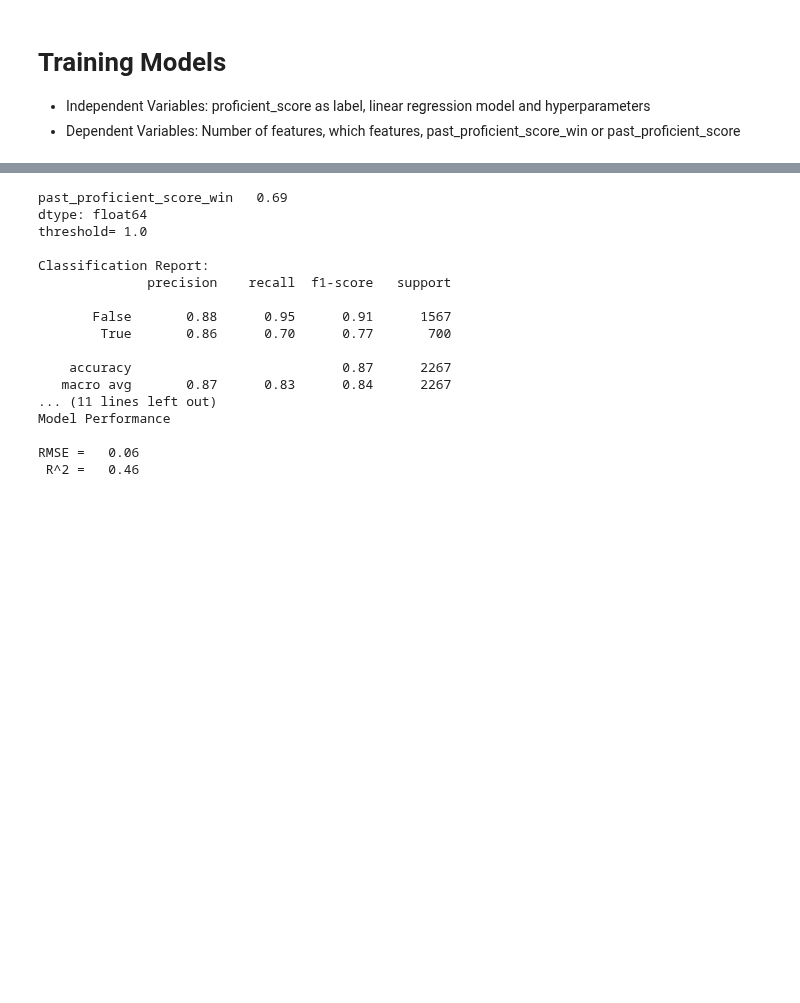
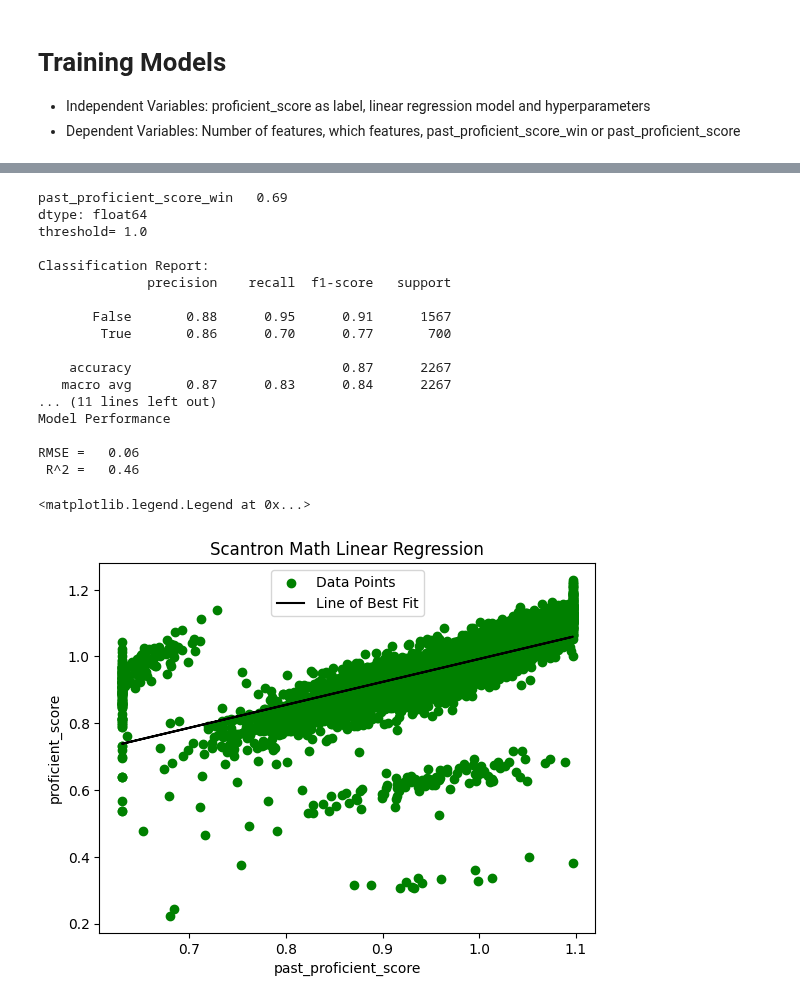
Before and after one commit to level-data-1a/predicting-proficiency, a Jupyter notebook: LinearRegression/scantronMath.ipynb, the cells around one changed output, grey strips where cells are left out. Cells and saved outputs as stored; diff of their text form; code cells hidden in the pictures; blank space fills up the shorter version.

```diff
--- a/LinearRegression/scantronMath.ipynb
+++ b/LinearRegression/scantronMath.ipynb
@@ -235,30 +261,46 @@ print(confusion_matrix(y_test_bool, y_pred_bool))
 feature_importance = pd.DataFrame({'feature': X.columns, 'importance': np.abs(model.coef_)})
 feature_importance = feature_importance.sort_values('importance', ascending=False)
 print("\nTop 10 Most Important Features:")
 print(feature_importance.head(10))
 
 
 # The mean squared error
 print('\nModel Performance\n\nRMSE =   %.2f'
       % np.sqrt(mean_squared_error(y_test, prediction)))
 # The coefficient of determination: 1 is perfect prediction
 print(' R^2 =   %.2f'
       % r2_score(y_test, prediction))
+
+
+
+#Plotting the data points and the line of best fit
+plt.scatter(X_train, y_train, color='green', label='Data Points')  # Plot the data points
+plt.plot(X_test, prediction, color='black', label='Line of Best Fit')  # Plot the line of best fit
+
+# Adding labels and title
+plt.xlabel('past_proficient_score')
+plt.ylabel('proficient_score')
+plt.title('Scantron Math Linear Regression')
+
+# Show legend
+plt.legend()
 # %% [output]
 past_proficient_score_win   0.69
 dtype: float64
 threshold= 1.0
 
 Classification Report:
               precision    recall  f1-score   support
 
        False       0.88      0.95      0.91      1567
         True       0.86      0.70      0.77       700
 
     accuracy                           0.87      2267
    macro avg       0.87      0.83      0.84      2267
 ... (11 lines left out)
 Model Performance
 
 RMSE =   0.06
  R^2 =   0.46
+<matplotlib.legend.Legend at 0x...>
+[figure, added]
```
Also changed, not shown: parts of 2 cells of this notebook, 5 other files.
